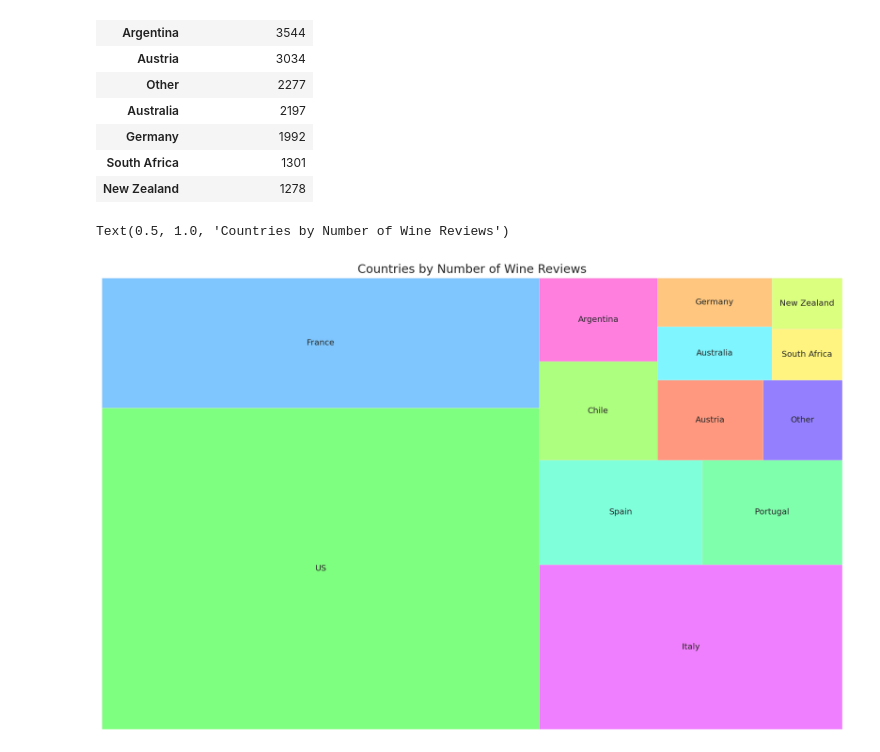
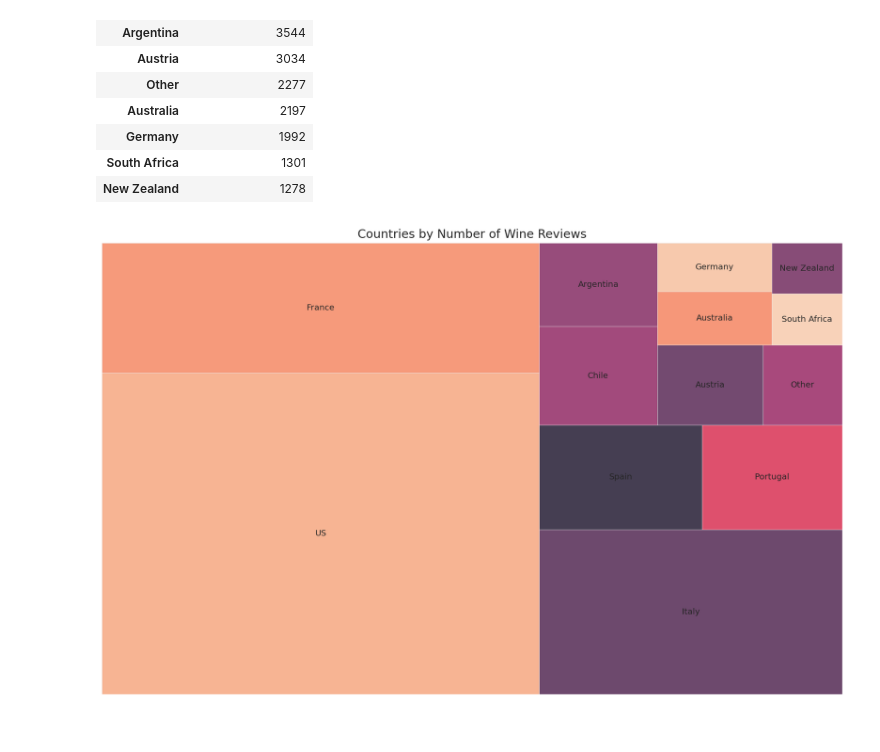
Before and after one commit to RodrigoExposito/EDA-Wine, a Jupyter notebook: EDA_Wines+recomendation.ipynb, the cells around one changed output. Drawn from its saved outputs; the diff is of its cells as text; code cells hidden in the pictures.

```diff
--- a/EDA_Wines+recomendation.ipynb
+++ b/EDA_Wines+recomendation.ipynb
@@ -423,13 +426,13 @@ df1.style.background_gradient(cmap='coolwarm')
 # %%
 # Tree map
 cmap = plt.cm.gist_rainbow_r
 norm = matplotlib.colors.Normalize(vmin=0, vmax=15)
 colors = [cmap(norm(value)) for value in range(15)]
 np.random.shuffle(colors)
 fig,ax = plt.subplots(1,1,figsize=(16, 10))
-sq.plot(sizes=less_countries.values, label=less_countries.index.values, alpha=0.5, ax=ax, color=colors)
+sq.plot(sizes=less_countries.values, label=less_countries.index.values, alpha=.8, ax=ax)
 plt.axis('off')
 plt.title('Countries by Number of Wine Reviews')
+plt.show()
 # %% [output]
-Text(0.5, 1.0, 'Countries by Number of Wine Reviews')
-[figure, old version]
+[figure, new version]
```
Also changed, not shown: parts of 12 cells of this notebook.
